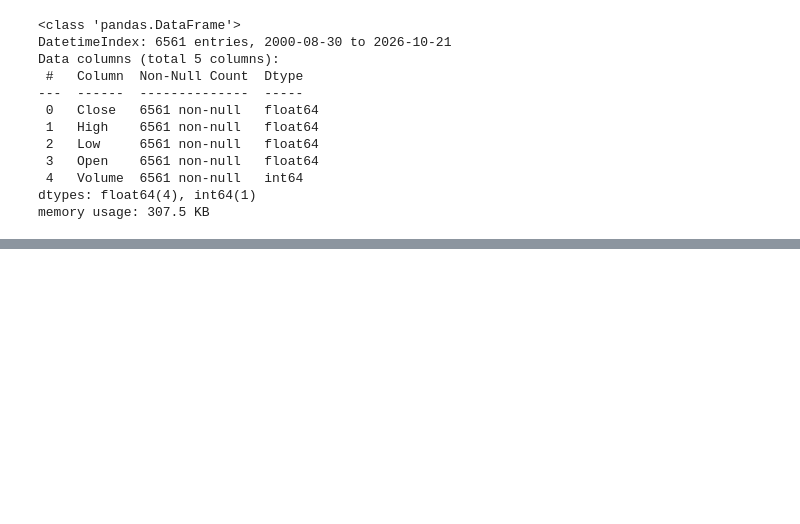
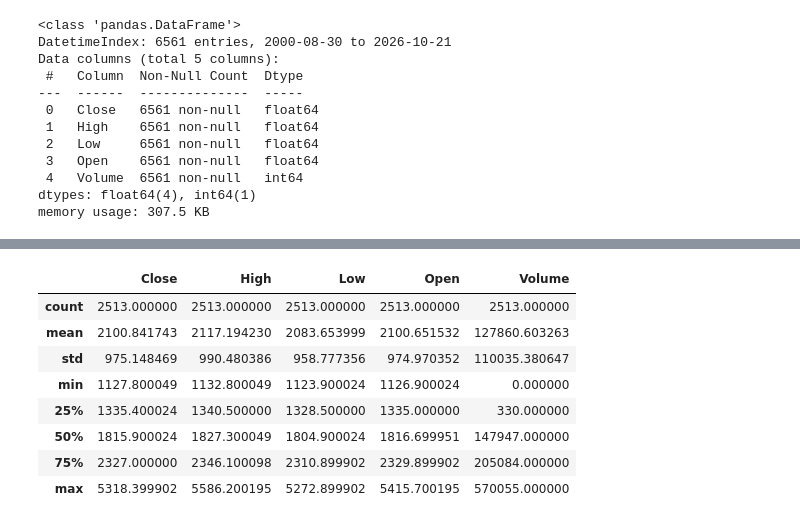
Before and after one commit to ghaflareda-ds/gold_forecast_yahoo_finance, a Jupyter notebook: Gold Forecast.ipynb, the cells around one changed output, grey strips where cells are left out. Cells and saved outputs as stored; diff of their text form; code cells hidden in the pictures; blank space fills up the shorter version.

```diff
--- a/Gold Forecast.ipynb
+++ b/Gold Forecast.ipynb
@@ -61,0 +171,12 @@ memory usage: 307.5 KB
+# %%
+df_10_years.describe()
+# %% [output]
+|  | Close | High | Low | Open | Volume |
+| count | 2513.000000 | 2513.000000 | 2513.000000 | 2513.000000 | 2513.000000 |
+| mean | 2100.841743 | 2117.194230 | 2083.653999 | 2100.651532 | 127860.603263 |
+| std | 975.148469 | 990.480386 | 958.777356 | 974.970352 | 110035.380647 |
+| min | 1127.800049 | 1132.800049 | 1123.900024 | 1126.900024 | 0.000000 |
+| 25% | 1335.400024 | 1340.500000 | 1328.500000 | 1335.000000 | 330.000000 |
+| 50% | 1815.900024 | 1827.300049 | 1804.900024 | 1816.699951 | 147947.000000 |
+| 75% | 2327.000000 | 2346.100098 | 2310.899902 | 2329.899902 | 205084.000000 |
+| max | 5318.399902 | 5586.200195 | 5272.899902 | 5415.700195 | 570055.000000 |
```
Also changed, not shown: parts of 41 cells of this notebook, 1 other file.
